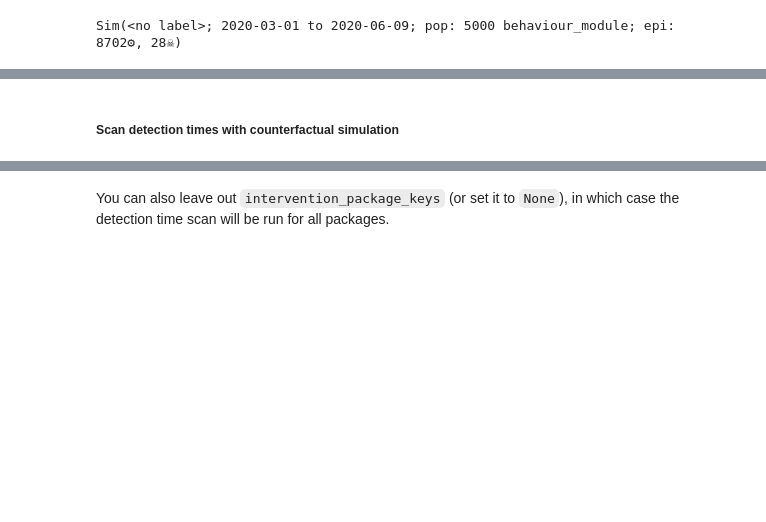
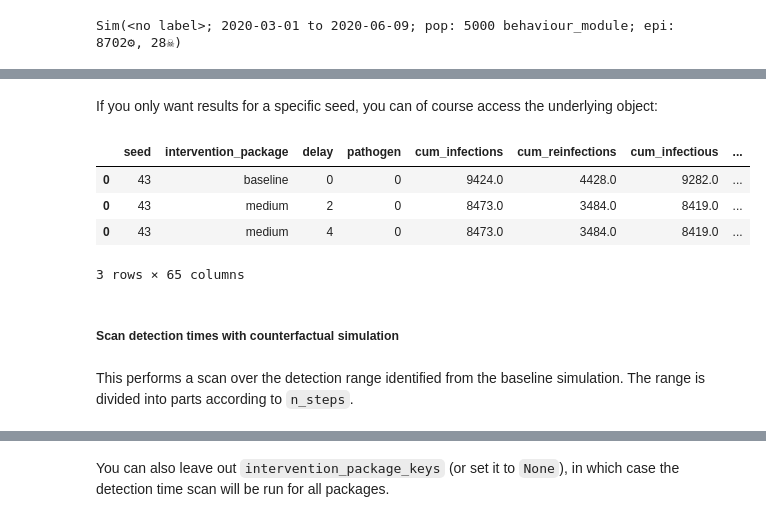
Before and after one commit to ConradKunadu/pathosim-obg, a Jupyter notebook: demos/counterfactual_sim.ipynb, the cells around one changed output, grey strips where cells are left out. Cells and saved outputs as stored; diff of their text form; code cells hidden in the pictures; blank space fills up the shorter version.

```diff
--- a/demos/counterfactual_sim.ipynb
+++ b/demos/counterfactual_sim.ipynb
@@ -117,5 +154,17 @@ Sim(<no label>; 2020-03-01 to 2020-06-09; pop: 5000 behaviour_module; epi: 8702
+# %% [markdown]
+If you only want results for a specific seed, you can of course access the underlying object:
+# %%
+cf.sims[1].get_summaries_df()
+# %% [output]
+|  | seed | intervention_package | delay | pathogen | cum_infections | cum_reinfections | cum_infectious | ... |
+| 0 | 43 | baseline | 0 | 0 | 9424.0 | 4428.0 | 9282.0 | ... |
+| 0 | 43 | medium | 2 | 0 | 8473.0 | 3484.0 | 8419.0 | ... |
+| 0 | 43 | medium | 4 | 0 | 8473.0 | 3484.0 | 8419.0 | ... |
+3 rows × 65 columns
 # %% [markdown]
 ##### Scan detection times with counterfactual simulation
+# %% [markdown]
+This performs a scan over the detection range identified from the baseline simulation. The range is divided into parts according to `n_steps`.
 # %%
 cf.scan_detection_range(intervention_package_keys="medium", n_steps = 3, verbose = True)
 # %% [output]
```
Also changed, not shown: parts of 18 cells of this notebook, 1 other file.
